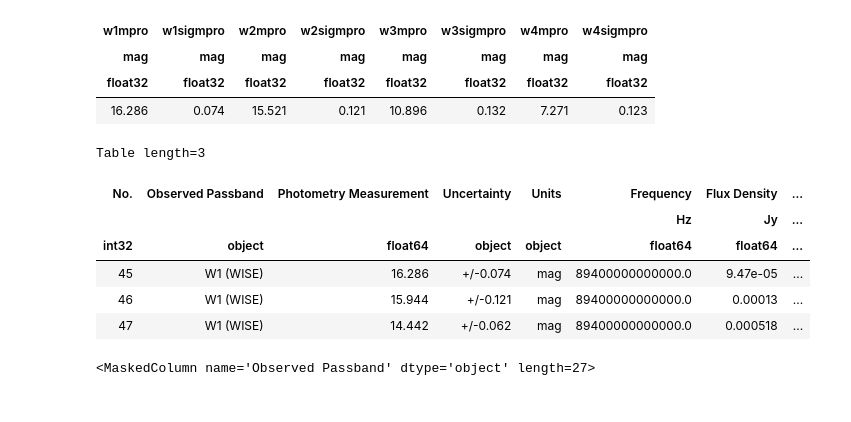
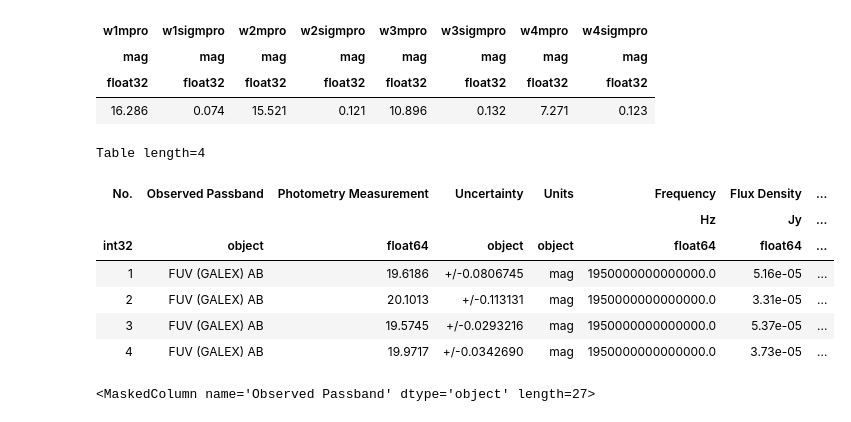
Before and after one commit to hol1m4n/HIIGalaxies, a Jupyter notebook: SPS/CIGALE entries.ipynb, the cells around one changed output. Saved outputs shown, nothing was run; the diff lists cells and outputs as text; code cells hidden in the pictures.

```diff
--- a/SPS/CIGALE entries.ipynb
+++ b/SPS/CIGALE entries.ipynb
@@ -50,16 +54,17 @@ Table length=1
 # %%
 result_table = Ned.get_table("UM 199", table='photometry')
 
 
-result_table[result_table['Observed Passband']=='W1 (WISE)']
+result_table[result_table['Observed Passband']=='FUV (GALEX) AB']
 # %% [output]
-Table length=3
+Table length=4
 | No. | Observed Passband | Photometry Measurement | Uncertainty | Units | Frequency | Flux Density | ... |
 |  |  |  |  |  | Hz | Jy | ... |
 | int32 | object | float64 | object | object | float64 | float64 | ... |
-| 45 | W1 (WISE) | 16.286 | +/-0.074 | mag | 89400000000000.0 | 9.47e-05 | ... |
-| 46 | W1 (WISE) | 15.944 | +/-0.121 | mag | 89400000000000.0 | 0.00013 | ... |
-| 47 | W1 (WISE) | 14.442 | +/-0.062 | mag | 89400000000000.0 | 0.000518 | ... |
+| 1 | FUV (GALEX) AB | 19.6186 | +/-0.0806745 | mag | 1950000000000000.0 | 5.16e-05 | ... |
+| 2 | FUV (GALEX) AB | 20.1013 | +/-0.113131 | mag | 1950000000000000.0 | 3.31e-05 | ... |
+| 3 | FUV (GALEX) AB | 19.5745 | +/-0.0293216 | mag | 1950000000000000.0 | 5.37e-05 | ... |
+| 4 | FUV (GALEX) AB | 19.9717 | +/-0.0342690 | mag | 1950000000000000.0 | 3.73e-05 | ... |
 # %%
 np.unique(result_table['Observed Passband'])
 # %% [output]
```
Also changed, not shown: parts of 22 cells of this notebook, 2 other files.
